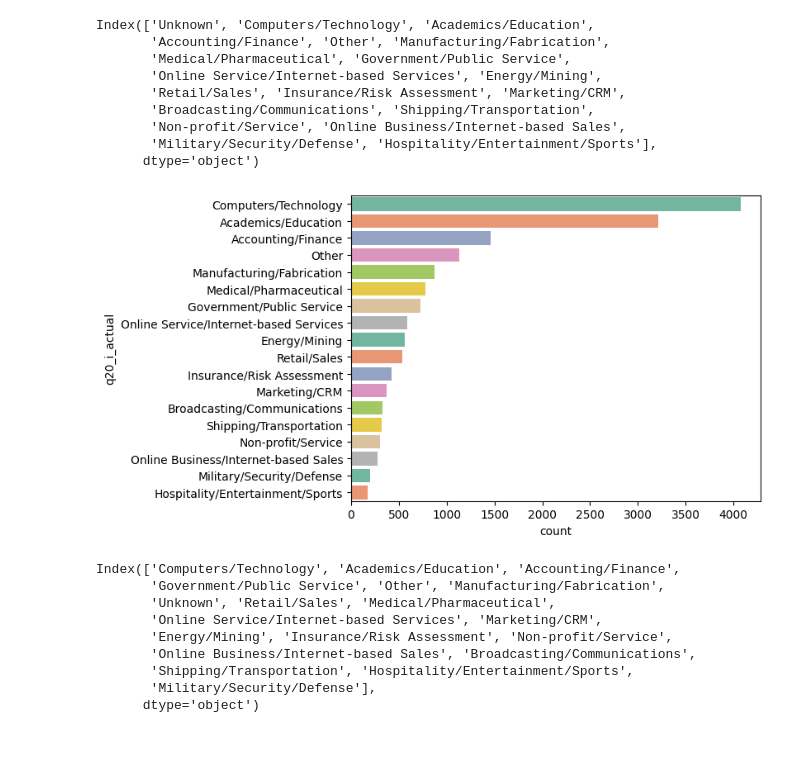
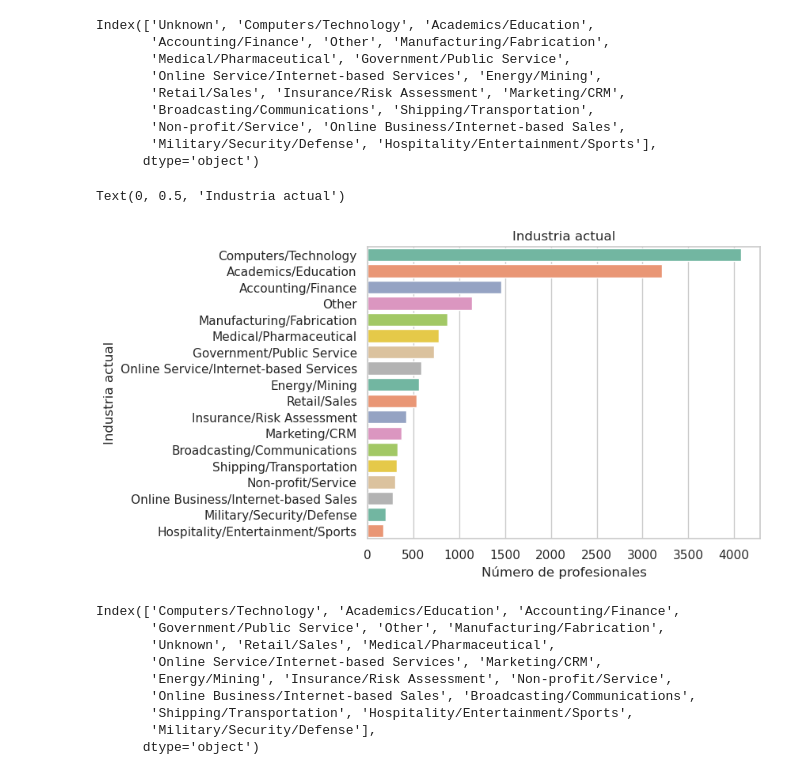
Before and after one commit to Adalab/project2-da-promo-c-modulo-2-team4, a Jupyter notebook: 04- Preguntas/4.2. Pregunta2.ipynb, the cells around one changed output. Drawn from its saved outputs; the diff is of its cells as text; code cells hidden in the pictures; blank space fills up the shorter version.

```diff
--- a/04- Preguntas/4.2. Pregunta2.ipynb
+++ b/04- Preguntas/4.2. Pregunta2.ipynb
@@ -61,18 +82,23 @@ Index(['Unknown', 'Computers/Technology', 'Academics/Education',
        'Military/Security/Defense', 'Hospitality/Entertainment/Sports'],
       dtype='object')
 # %%
+sns.set_style('whitegrid')# grid
 sns.countplot(data=df , y= 'q20_i_actual',
             palette = 'Set2',
             order= ['Computers/Technology', 'Academics/Education',
                     'Accounting/Finance', 'Other', 'Manufacturing/Fabrication',
                     'Medical/Pharmaceutical', 'Government/Public Service',
                     'Online Service/Internet-based Services', 'Energy/Mining',
                     'Retail/Sales', 'Insurance/Risk Assessment', 'Marketing/CRM',
                     'Broadcasting/Communications', 'Shipping/Transportation',
                     'Non-profit/Service', 'Online Business/Internet-based Sales',
-                    'Military/Security/Defense', 'Hospitality/Entertainment/Sports']);
+                    'Military/Security/Defense', 'Hospitality/Entertainment/Sports'])
+plt.title("Industria actual")
+plt.xlabel("Número de profesionales")
+plt.ylabel("Industria actual")
 # %% [output]
+Text(0, 0.5, 'Industria actual')
-[figure, old version]
+[figure, new version]
 # %%
 df_analistas = df[df["q5_ocupacion"]== "Data Analyst"]
 # %%
```
Also changed, not shown: parts of 8 cells of this notebook, 5 other files.
